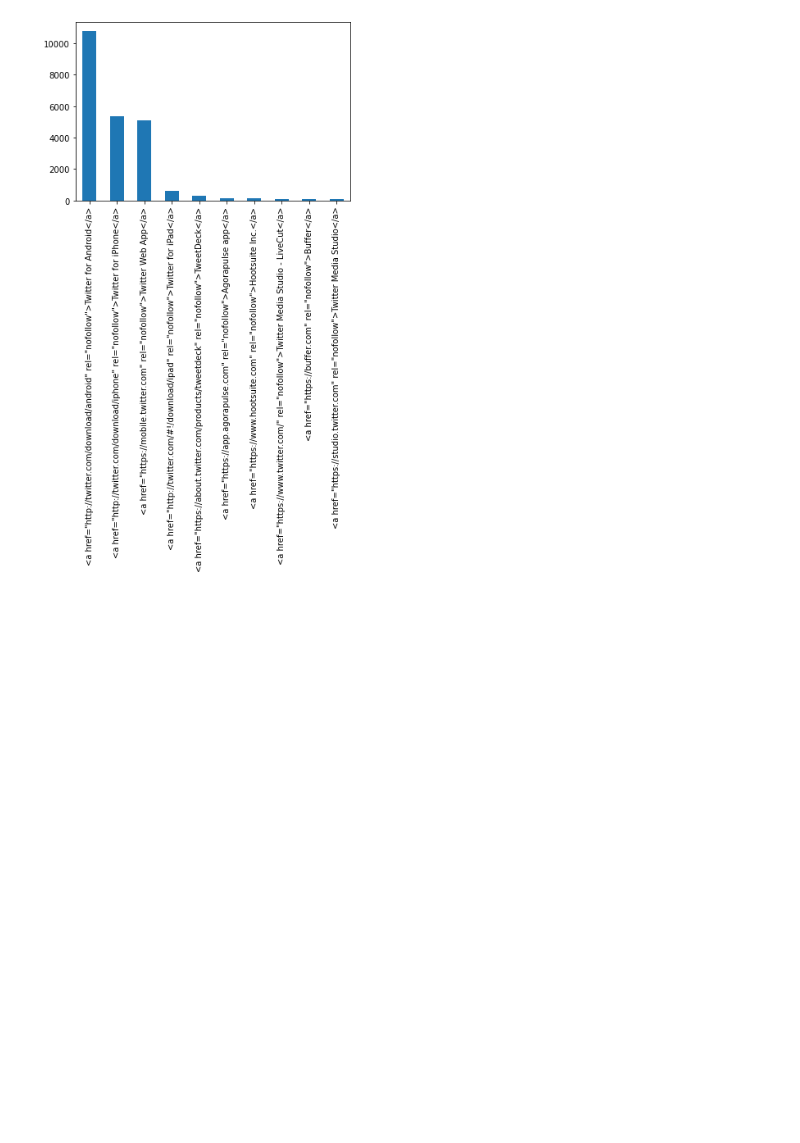
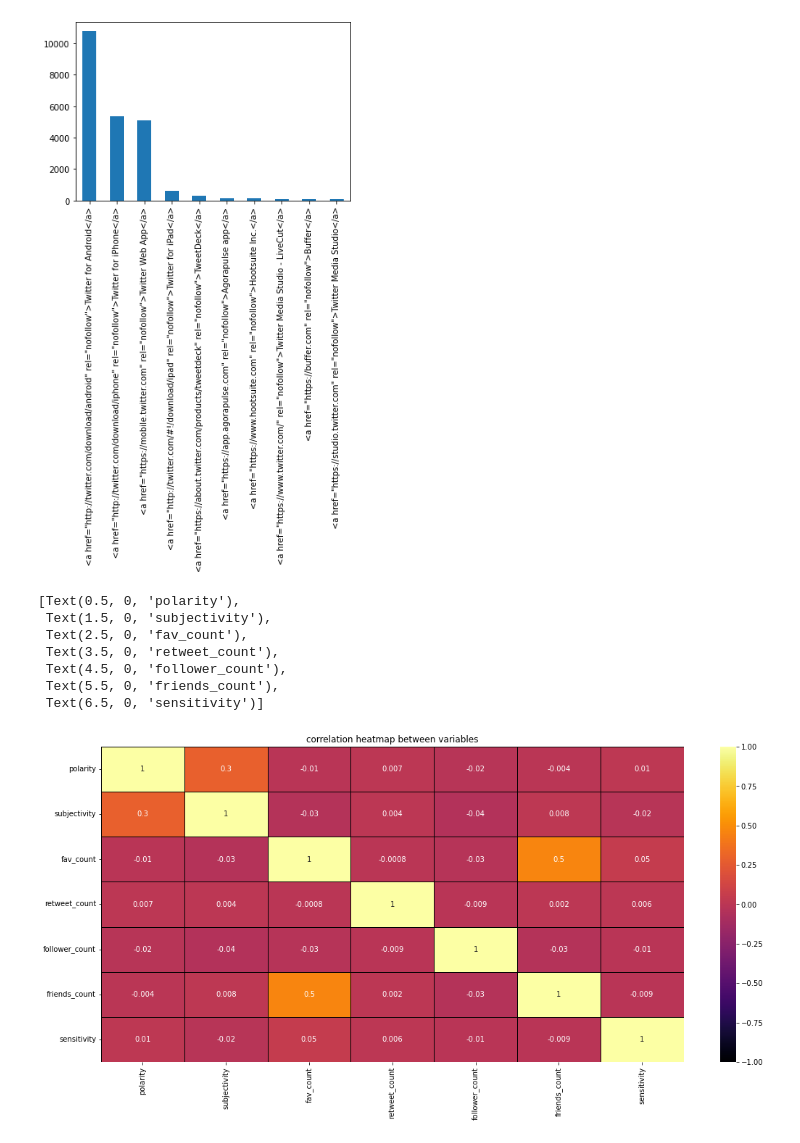
Before and after one commit to celine-kanagwa/Twitter-Data-Analysis, a Jupyter notebook: tweets_analysis.ipynb, the cells around one changed output. Saved outputs shown, nothing was run; the diff lists cells and outputs as text; code cells hidden in the pictures; blank space fills up the shorter version.

```diff
--- a/tweets_analysis.ipynb
+++ b/tweets_analysis.ipynb
@@ -135,3 +126,18 @@ dataset['source'].value_counts()[:10].plot(kind='bar')
 # %% [output]
 <AxesSubplot:>
 [figure]
+# %%
+fig = (18,8)
+plt.figure(figsize=fig)
+heatmap = sns.heatmap(dataset.corr(method='pearson'), annot=True, fmt='.1g', vmin=-1, vmax=1, center=0, cmap='inferno', linewidths=1, linecolor='Black')
+heatmap.set_title('correlation heatmap between variables')
+heatmap.set_xticklabels(heatmap.get_xticklabels(), rotation=90)
+# %% [output]
+[Text(0.5, 0, 'polarity'),
+ Text(1.5, 0, 'subjectivity'),
+ Text(2.5, 0, 'fav_count'),
+ Text(3.5, 0, 'retweet_count'),
+ Text(4.5, 0, 'follower_count'),
+ Text(5.5, 0, 'friends_count'),
+ Text(6.5, 0, 'sensitivity')]
+[figure, added]
```
Also changed, not shown: parts of 8 cells of this notebook, 2 other files.
